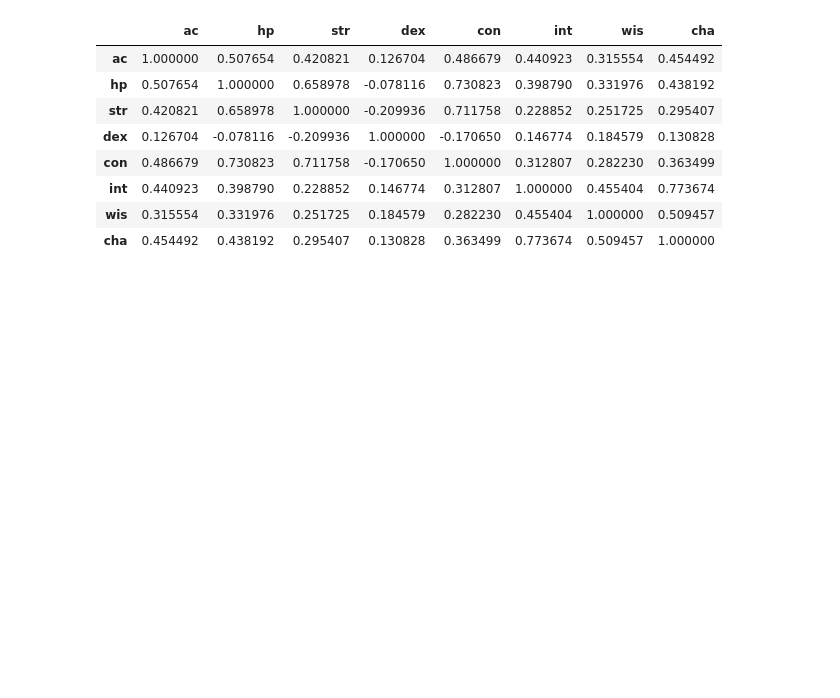
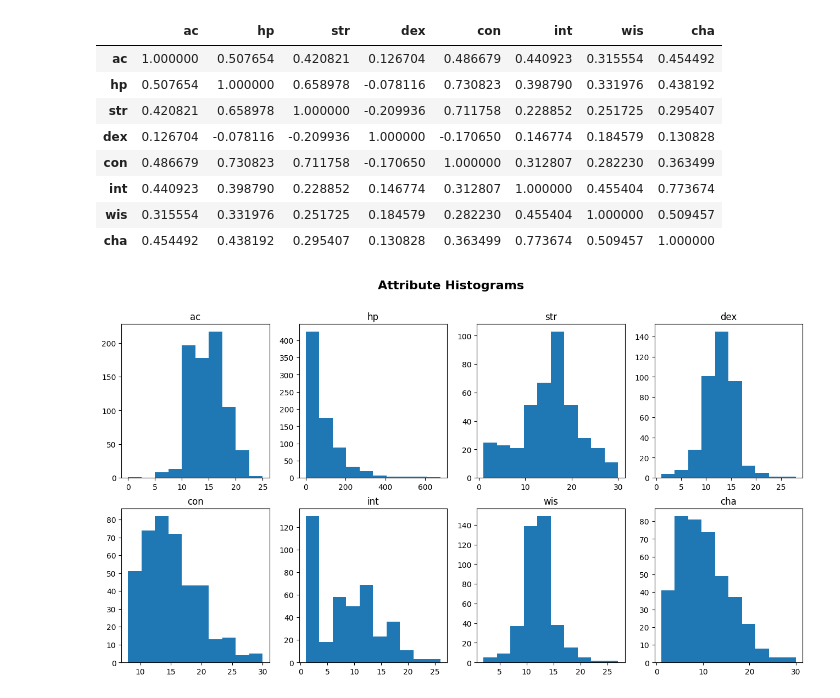
Before and after one commit to seancary62/DND_Tools, a Jupyter notebook: dnd-5e-monster-exploration.ipynb, the cells around one changed output. Drawn from its saved outputs; the diff is of its cells as text; code cells hidden in the pictures; blank space fills up the shorter version.

Commit message:
Added histogram chart for attributes

```diff
--- a/dnd-5e-monster-exploration.ipynb
+++ b/dnd-5e-monster-exploration.ipynb
@@ -301,0 +292,35 @@ import matplotlib as plt
+# %%
+# Use previous list to iterate over attributes and create histograms
+
+fig, [[ax0, ax1, ax2, ax3], [ax4, ax5, ax6, ax7]] = plt.subplots(figsize=(16,8),
+                                                                 nrows=2,
+                                                                 ncols=4)
+# Add title to complete figure
+fig.suptitle("Attribute Histograms", fontsize=16, fontweight='bold')
+
+# Add data and titles to plots
+ax0.hist(monsters_df['ac'])
+ax0.set_title('ac')
+
+ax1.hist(monsters_df['hp'])
+ax1.set_title('hp')
+
+ax2.hist(monsters_df['str'])
+ax2.set_title('str')
+
+ax3.hist(monsters_df['dex'])
+ax3.set_title('dex')
+
+ax4.hist(monsters_df['con'])
+ax4.set_title('con')
+
+ax5.hist(monsters_df['int'])
+ax5.set_title('int')
+
+ax6.hist(monsters_df['wis'])
+ax6.set_title('wis')
+
+ax7.hist(monsters_df['cha'])
+ax7.set_title('cha');
+# %% [output]
+[figure, added]
```
Also changed, not shown: parts of 9 cells of this notebook.
